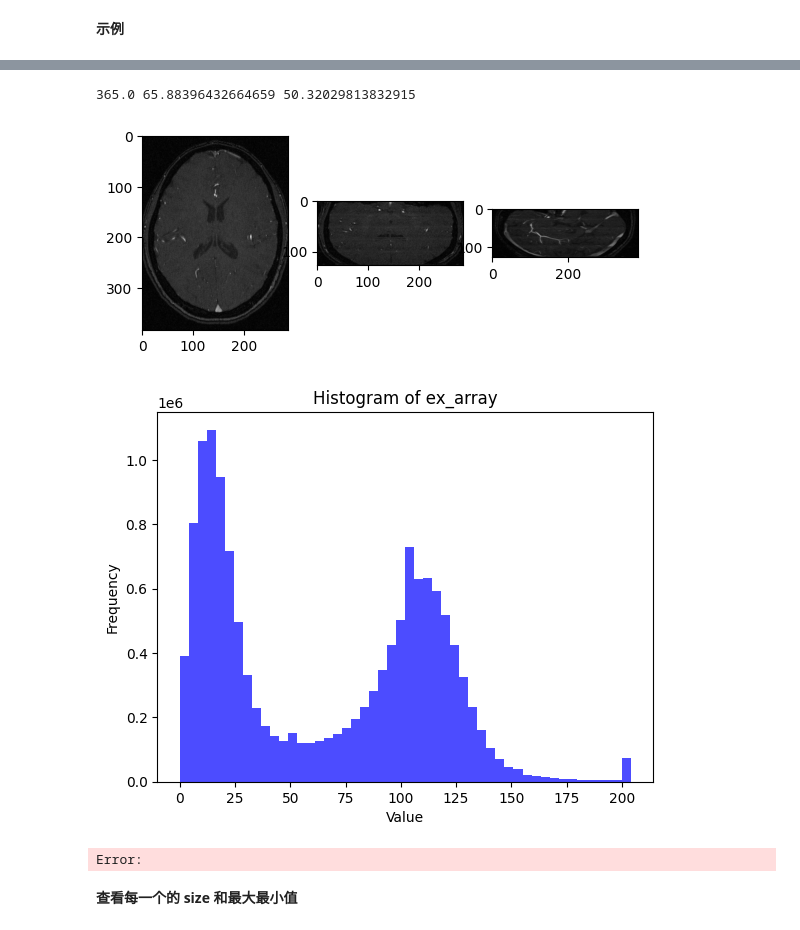
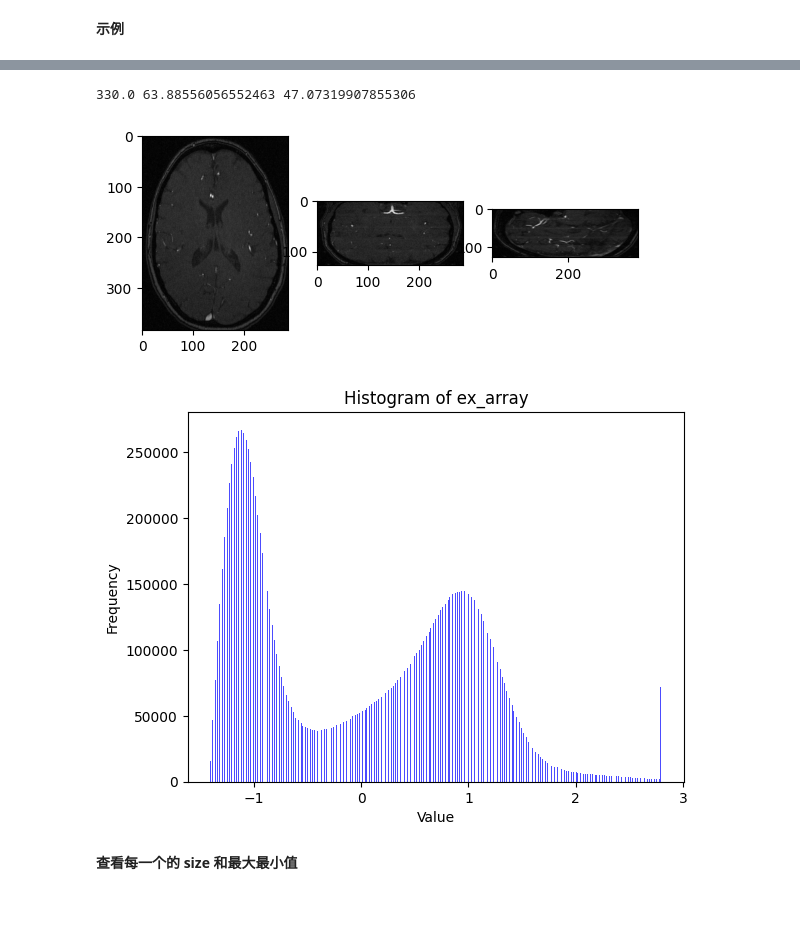
Before and after one commit to sonwe1e/Template, a Jupyter notebook: test.ipynb, the cells around one changed output, grey strips where cells are left out. Saved outputs shown, nothing was run; the diff lists cells and outputs as text; code cells hidden in the pictures.

```diff
--- a/test.ipynb
+++ b/test.ipynb
@@ -3,7 +3,7 @@
 # %%
 import SimpleITK as sitk
 
-image_path = "/data2/songwei/Data/raw/Dataset012_BrainVessel/train/image"
+image_path = "/data1/songwei/Segment/Data/Dataset012_BrainVessel/train/image"
 # %%
 import matplotlib.pyplot as plt
 import os
@@ -38,7 +23,7 @@ import numpy as np
 percentile_99 = np.percentile(ex_array, 99.9)
 print(percentile_99, np.mean(ex_array), np.std(ex_array))
 # %% [output]
-365.0 65.88396432664659 50.32029813832915
+330.0 63.88556056552463 47.07319907855306
 # %%
 plt.subplot(1, 3, 1)
 plt.imshow(ex_array[64, :, :], cmap="gray")
@@ -48,19 +33,27 @@ plt.subplot(1, 3, 3)
 plt.imshow(ex_array[:, :, 144], cmap="gray")
 plt.show()
 # %% [output]
-[figure, old version]
+[figure, new version]
 # %%
 import matplotlib.pyplot as plt
-
+ex_image = sitk.ReadImage(image_list[0])
+ex_array = sitk.GetArrayFromImage(ex_image)
 # Plot histogram
-plt.hist(np.clip(ex_array, 0, np.percentile(ex_array, 99.5)).flatten(), bins=50, color='blue', alpha=0.7)
-plt.xlabel('Value')
-plt.ylabel('Frequency')
-plt.title('Histogram of ex_array')
+ex_array = np.clip(ex_array, 0, np.percentile(ex_array, 99.5)).flatten()
+ex_array = ex_array.flatten()
+# ex_array = (ex_array - np.min(ex_array)) / (np.max(ex_array) - np.min(ex_array))
+ex_array = (ex_array - ex_array.mean()) / ex_array.std()
+# ex_array = np.clip(
+#     ex_array, np.percentile(ex_array, 0.0), np.percentile(ex_array, 99.9)
+# ).flatten()
+# ex_array_ = 2 * (ex_array - 0.5)
+plt.hist(ex_array, bins=500, color="blue", alpha=0.7)
+plt.xlabel("Value")
+plt.ylabel("Frequency")
+plt.title("Histogram of ex_array")
 plt.show()
 # %% [output]
-[figure, old version]
+[figure, new version]
-Error:
 # %% [markdown]
 **查看每一个的 size 和最大最小值**
 # %%
```
Also changed, not shown: parts of 7 cells of this notebook, 7 other files.
